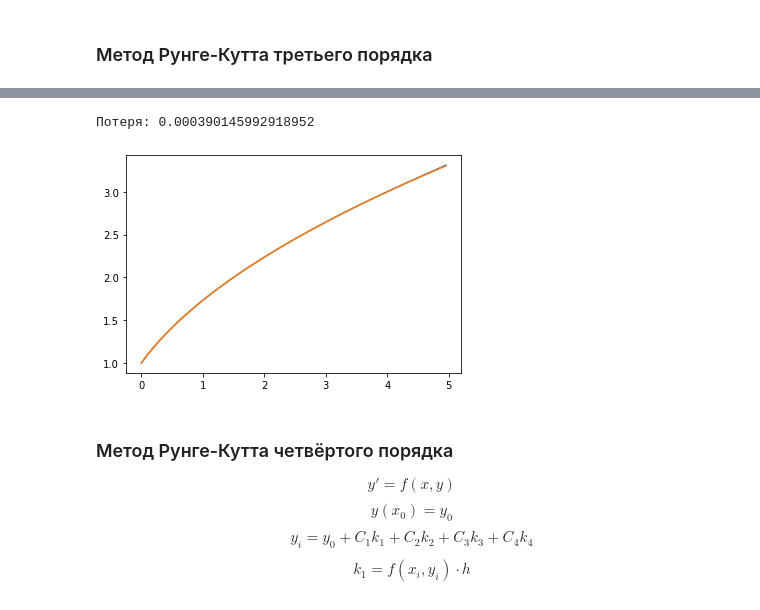
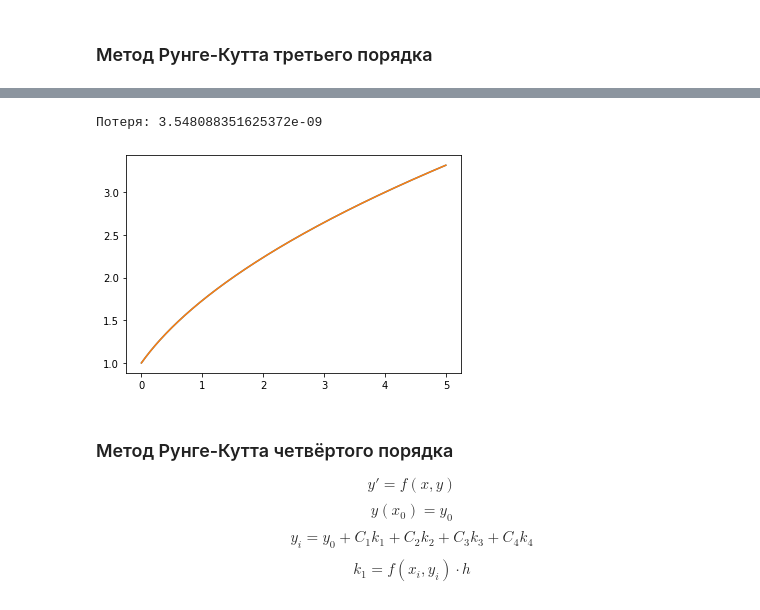
Before and after one commit to electrofocus/numerical-analisys, a Jupyter notebook: differential_equations.ipynb, the cells around one changed output, grey strips where cells are left out. Cells and saved outputs as stored; diff of their text form; code cells hidden in the pictures.

```diff
--- a/differential_equations.ipynb
+++ b/differential_equations.ipynb
@@ -186,15 +200,15 @@ def runge_kutta_3(a, b, func, n, y_init, a_2, a_3):
 # %%
-x, y = runge_kutta_3(0, 5, func_4, 100, 1, 0.5, 1)
+x, y = runge_kutta_3(0, 5, func_4, 1000, 1, 0.5, 1)
 actual_y = [np.sqrt(2 * i + 1) for i in x]
 
 print('Потеря:', loss(actual_y, y))
 
 plt.plot(x, y)
 plt.plot(x, actual_y)
 plt.show()
 # %% [output]
-Потеря: 0.000390145992918952
+Потеря: 3.548088351625372e-09
-[figure, old version]
+[figure, new version]
 # %% [markdown]
 ### Метод Рунге-Кутта четвёртого порядка
 $$ y'=f(x,y) $$
```
Also changed, not shown: parts of 3 cells of this notebook.
